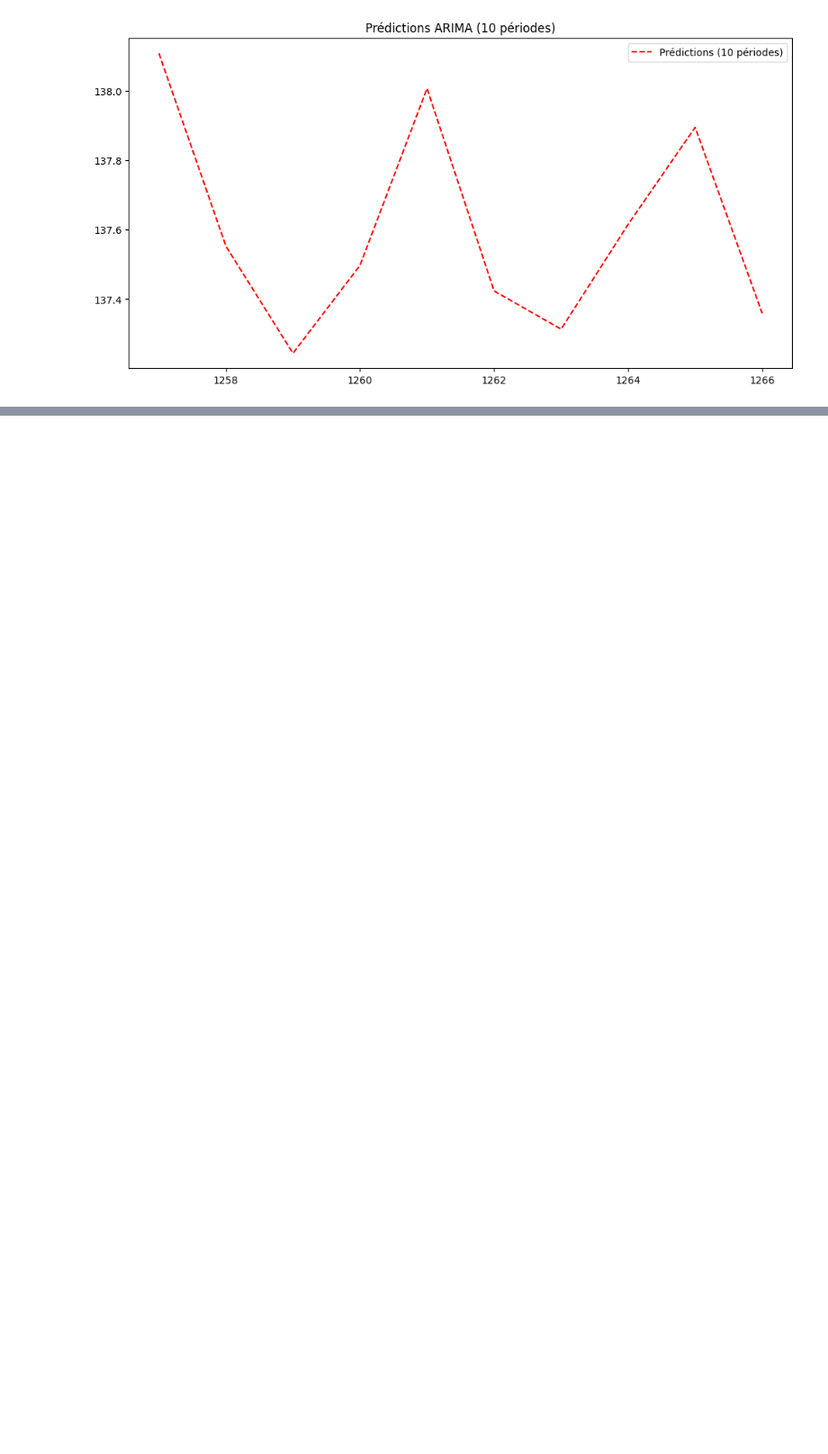
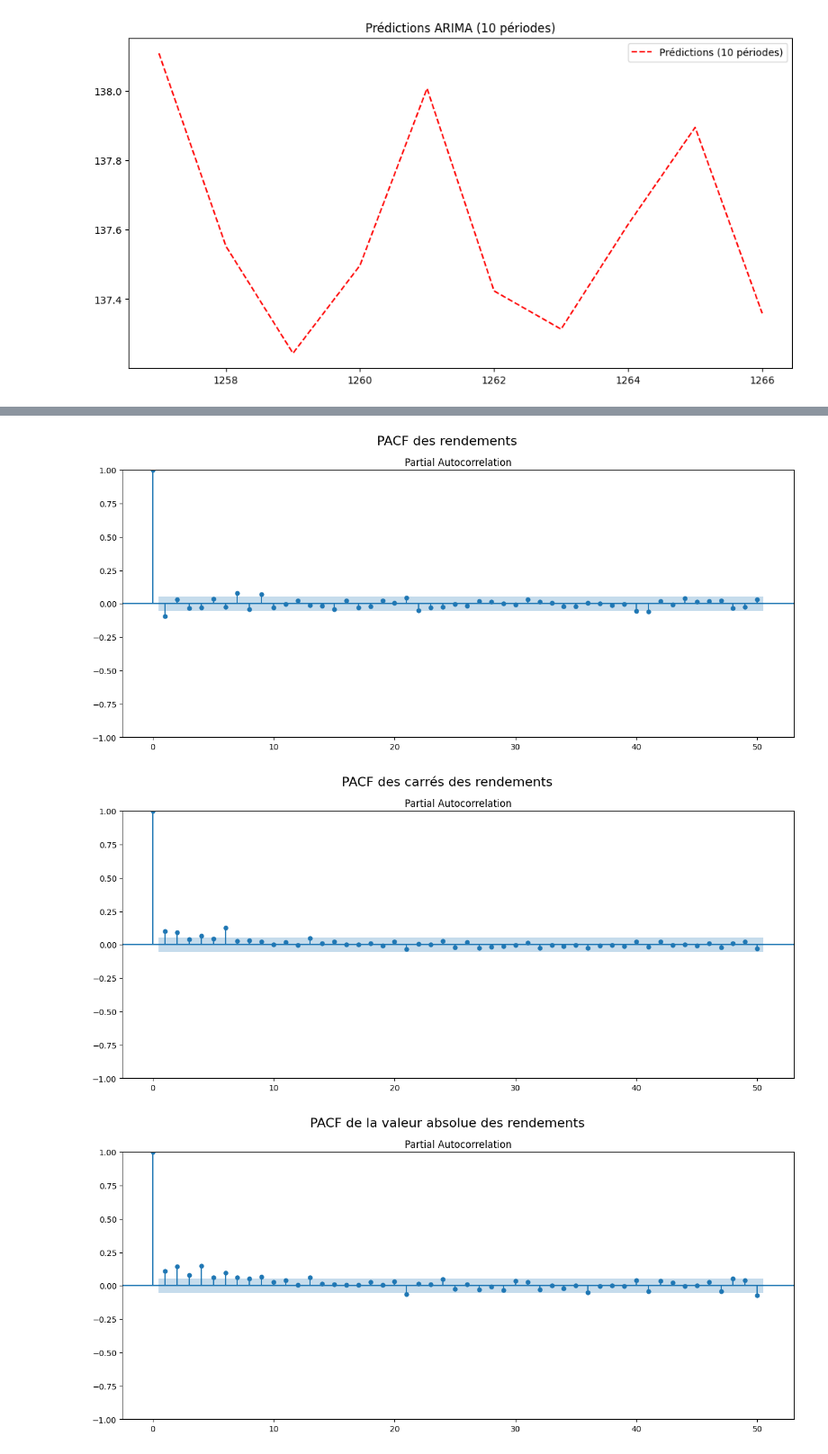
Before and after one commit to ValdesFeudjio/stock_price_prediction, a Jupyter notebook: mon_code.ipynb, the cells around one changed output, grey strips where cells are left out. Shown at 90% size. Drawn from its saved outputs; the diff is of its cells as text; code cells hidden in the pictures; blank space fills up the shorter version.

```diff
--- a/mon_code.ipynb
+++ b/mon_code.ipynb
@@ -313,0 +367,21 @@ plt.show()
+# %%
+from statsmodels.graphics.tsaplots import plot_pacf
+
+# Tracer le PACF des rendements
+plot_pacf(nvidia_returns['NVDA'], lags=50)
+plt.suptitle('PACF des rendements', fontsize=16)
+plt.show()
+
+# Tracer le PACF des carrés des rendements
+plot_pacf(nvidia_returns['NVDA']**2, lags=50)
+plt.suptitle('PACF des carrés des rendements', fontsize=16)
+plt.show()
+
+# Tracer le PACF de la valeur absolue des rendements
+plot_pacf(np.abs(nvidia_returns['NVDA']), lags=50)
+plt.suptitle('PACF de la valeur absolue des rendements', fontsize=16)
+plt.show()
+# %% [output]
+[figure, added]
+[figure, added]
+[figure, added]
```
Also changed, not shown: parts of 9 cells of this notebook.
